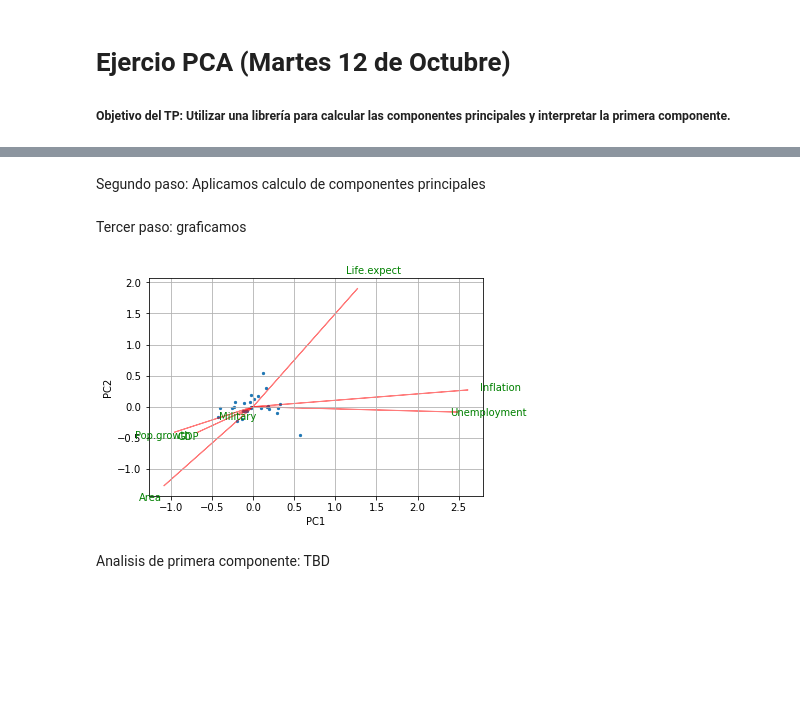
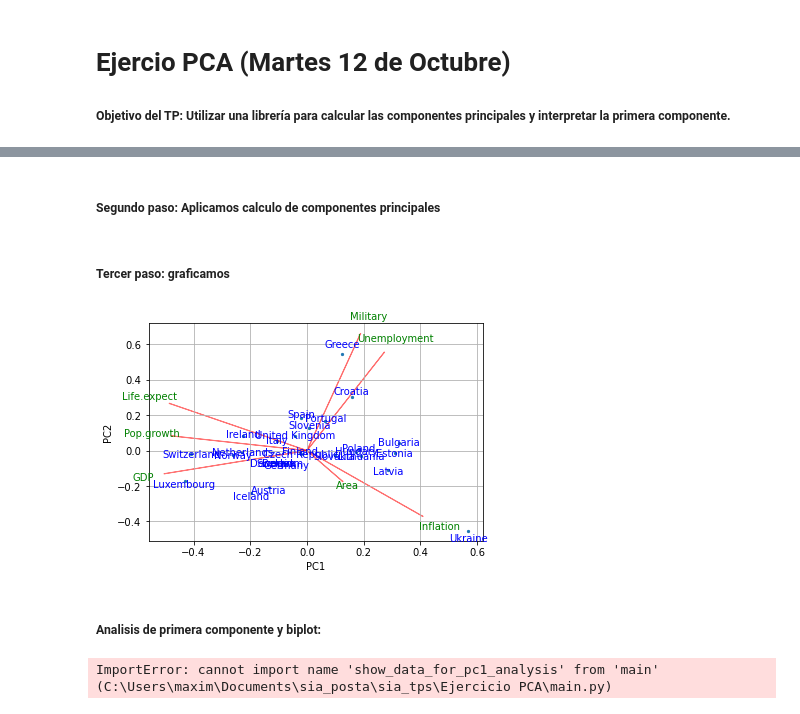
Before and after one commit to mlombardia/sia_tps, a Jupyter notebook: Ejercicio PCA/ejercicio_pca.ipynb, the cells around one changed output, grey strips where cells are left out. Cells and saved outputs as stored; diff of their text form; code cells hidden in the pictures; blank space fills up the shorter version.

Commit message:
added analysis

```diff
--- a/Ejercicio PCA/ejercicio_pca.ipynb
+++ b/Ejercicio PCA/ejercicio_pca.ipynb
@@ -17,5 +14,5 @@ countries, std_value_matrix, labels = standarize_data('europe.csv')
 # %% [markdown]
-Segundo paso: Aplicamos calculo de componentes principales
+##### Segundo paso: Aplicamos calculo de componentes principales
 # %%
 pca = PCA(n_components=3)
 test = pca.fit_transform(np.array(std_value_matrix).T)
@@ -23,11 +20,17 @@ test = pca.fit_transform(np.array(std_value_matrix).T)
 variance = pca.explained_variance_  # the amount of variance explained by each of the selected components.
 # imprime [3.34669033 1.23109094 1.10256796 0.79888768 0.47480597 0.17492107 0.13029529]
 # %% [markdown]
-Tercer paso: graficamos
+##### Tercer paso: graficamos
 # %%
-biplot(test[:, :], np.transpose(test[:, :]), labels)
+from main import biplot
+biplot(test[:, 0:2], np.transpose(pca.components_[0:2, :]), labels, countries)
 plt.show()
 # %% [output]
-[figure, old version]
+[figure, new version]
 # %% [markdown]
-Analisis de primera componente: TBD
+##### Analisis de primera componente y biplot:
+# %%
+from main import show_data_for_pc1_analysis
+show_data_for_pc1_analysis(test[:, 0], countries, pca.components_[0,:], labels)
+# %% [output]
+ImportError: cannot import name 'show_data_for_pc1_analysis' from 'main' (C:\Users\maxim\Documents\sia_posta\sia_tps\Ejercicio PCA\main.py)
```
Also changed, not shown: parts of 3 cells of this notebook, 1 other file.
